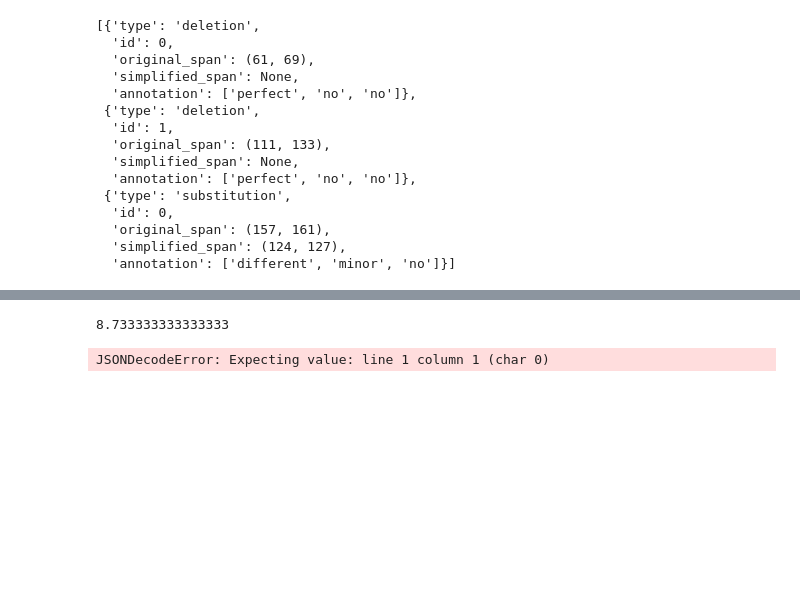
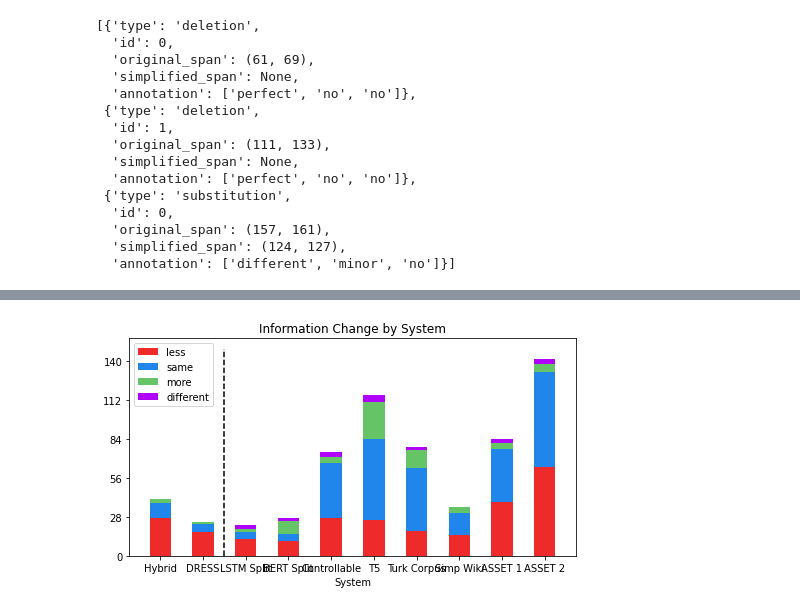
Before and after one commit to Yao-Dou/ts-annotation-tool, a Jupyter notebook: data/analysis/analysis.ipynb, the cells around one changed output, grey strips where cells are left out. Cells and saved outputs as stored; diff of their text form; code cells hidden in the pictures; blank space fills up the shorter version.

```diff
--- a/data/analysis/analysis.ipynb
+++ b/data/analysis/analysis.ipynb
@@ -204,20 +183,0 @@ plt.show()
-# %%
-import matplotlib.pyplot as plt
-
-fig = plt.figure(figsize=(10, 6), dpi=300) # tight_layout=True
-fig, sb = plt.subplots(1, len(systems), sharey='row', figsize=(15, 2))
-fig.suptitle('Errors by System')
-
-systems_list = list(systems)
-error_names = [str(x).split('.')[1].lower().replace('_',' ') for x in errors.keys()]
-
-i = 0
-for subplot in sb:
-    errors = sum_errors_by_type(get_sentences_for_system(data, systems_list[i]))
-    subplot.bar(error_names, list(errors.values()), align='center')
-    subplot.set_xlabel(systems_list[i], rotation=25, ha="center")
-    i += 1
-
-
-# Idea: One stacked graph with number of errors on x axis and system on y axis. Each bar has a stacked set
-# of colors representing each error
@@ -253,21 +183,0 @@ new_systems/asset.test.simp.second
-# %%
-# Example: Sum the annotated edits for each system
-total = 0
-for system in systems:
-    total += sum([x for x in sum_edits_for_system(data, system).values()])
-print(total / 30)
-# %% [output]
-8.733333333333333
-# %%
-import json
-
-# Load tutorial feedback
-data = []
-for filename in os.listdir('../tutorial/'):
-    with open('../tutorial/' + filename) as f:
-        individual_annotation = json.load(f)
-        for entry in individual_annotation:
-            entry['user'] = filename.split('.')[0]
-        data += individual_annotation
-# %% [output]
-JSONDecodeError: Expecting value: line 1 column 1 (char 0)
@@ -278,0 +184,20 @@ for entry in data:
+# %%
+# Same as the plot above but instead lexical, syntactic, and content simplification
+fig, ax = plt.subplots(figsize=(8, 4))
+
+information_change_labels = [inn for inn in information_mapping.values()]
+
+bottom = [0 for x in range(len(system_labels))]
+for in_change in information_change_labels:
+    val = [sum_info_change_types[label][in_change] for label in system_labels]
+    displayed_x_labels = [system_name_mapping[label] for label in system_labels]
+    ax.bar(displayed_x_labels, val, width, bottom=bottom, label={information_mapping[k]: k for k in information_mapping}[in_change], color=information_change_color_mapping[in_change])
+    bottom = [bottom[i] + val[i] for i in range(len(val))]
+ax.set_xlabel('System')
+ax.set_title('Information Change by System')
+ax.set_yticks([i*round(max(bottom)/5) for i in range(6)])
+ax.plot([1.5, 1.5], [0, ax.get_ylim()[-1]], ls='--', c='k')
+ax.legend()
+plt.show()
+# %% [output]
+[figure, added]
```
Also changed, not shown: parts of 20 cells of this notebook, 5 other files.
